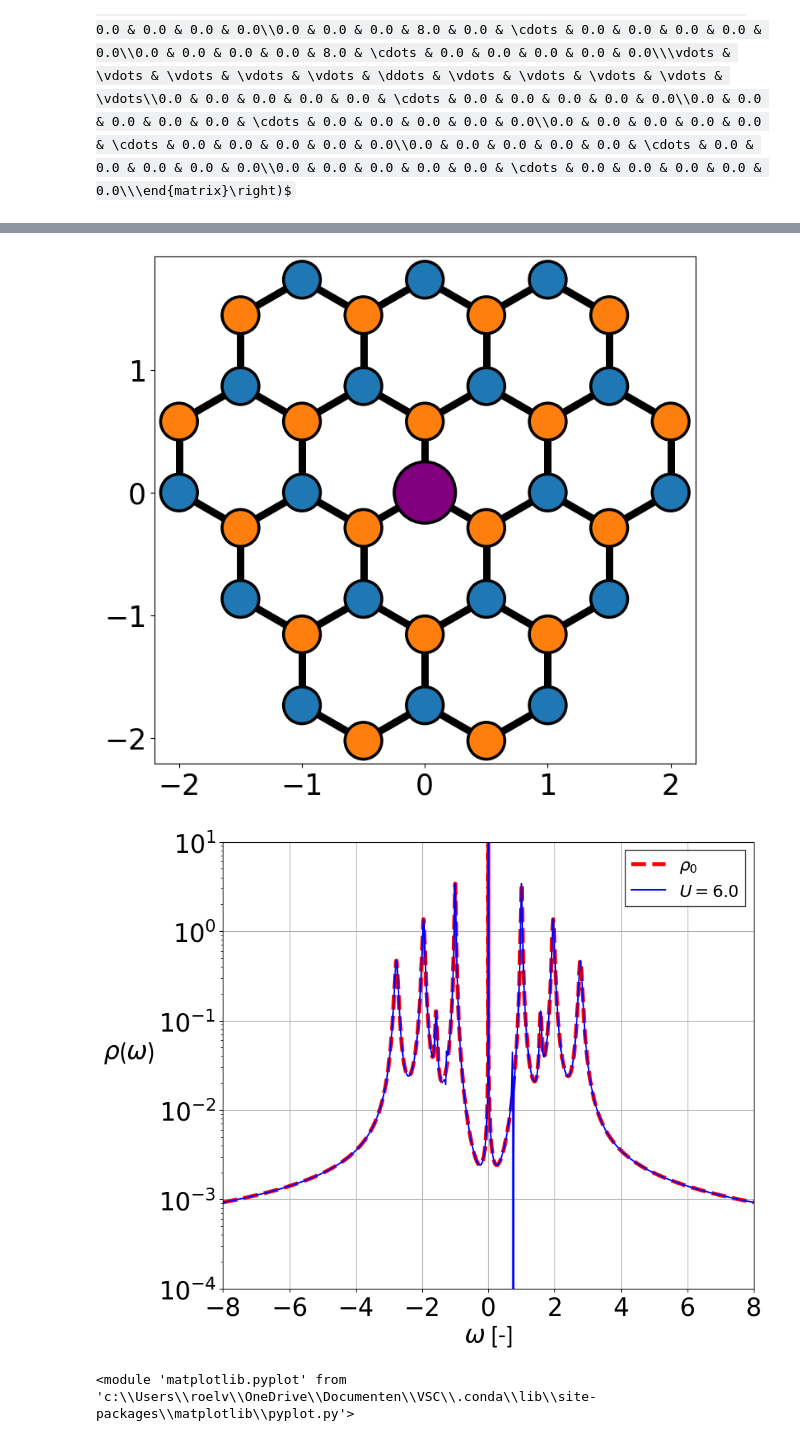
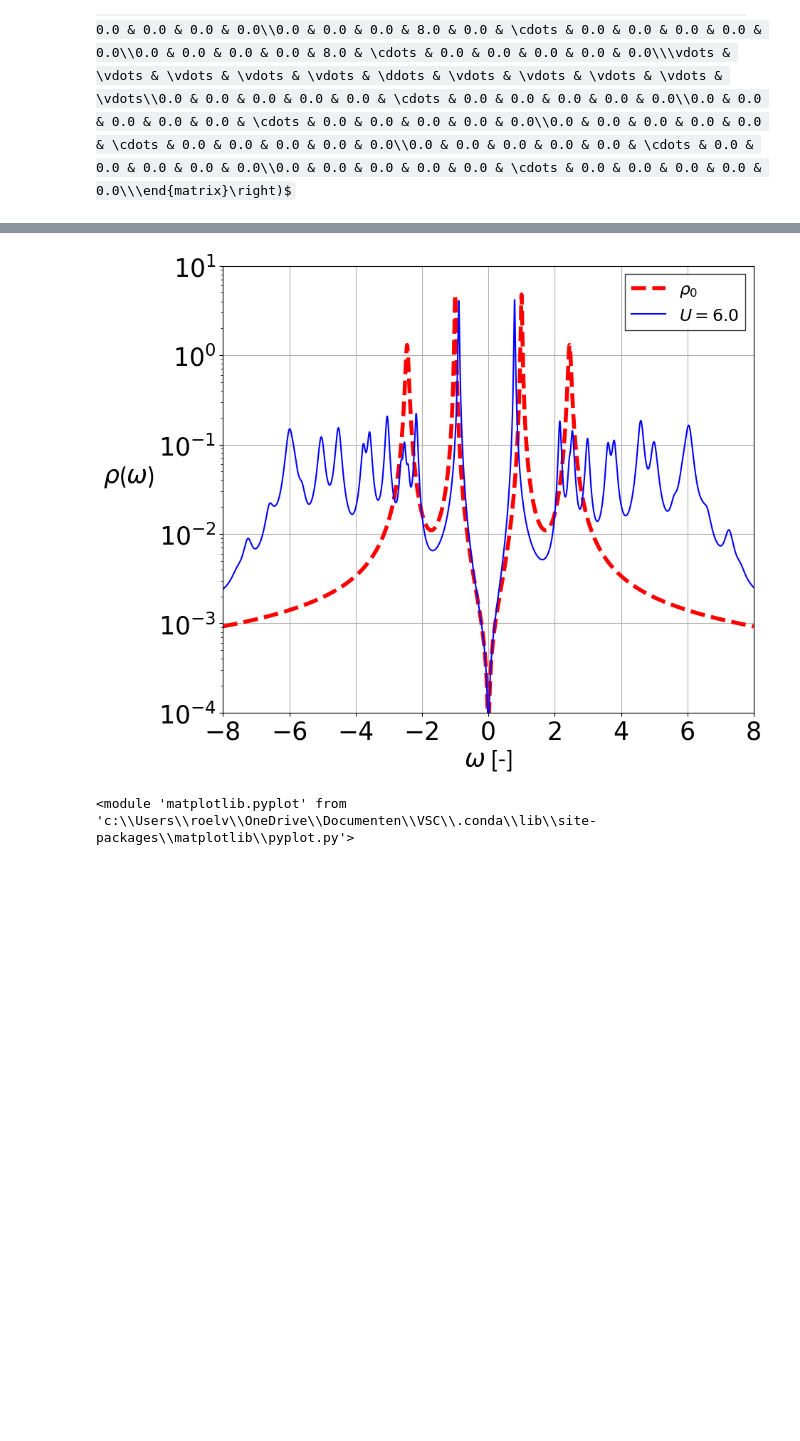
Before and after one commit to Paragon1997/Repository2023, a Jupyter notebook: Graph0Utestv2.ipynb, the cells around one changed output, grey strips where cells are left out. Drawn from its saved outputs; the diff is of its cells as text; code cells hidden in the pictures; some formulas as TeX source; blank space fills up the shorter version.

```diff
--- a/Graph0Utestv2.ipynb
+++ b/Graph0Utestv2.ipynb
@@ -41,0 +116,2 @@ Quantum object: dims = [[2, 2, 2, 2, 2, 2, 2, 2, 2, 2, 2, 2], [2, 2, 2, 2, 2, 2,
+# %%
+psi,SPG,eig,SPrho0=GrapheneAnalyzer(3,Graphenecirclestruct(1.5,1),7,'GrapheneCirc'+str(1.5)+'r')
@@ -41,0 +141,3 @@ Quantum object: dims = [[2, 2, 2, 2, 2, 2, 2, 2, 2, 2, 2, 2], [2, 2, 2, 2, 2, 2,
+# %%
+poles=4
+eig[sorted(np.random.choice(index, poles,p=psi2,replace=False))]
@@ -223,0 +330,6 @@ A plot function to present results from the AIM moddeling for a single results w
+# %%
+radius,colorbnd,ip,nd,selecm=1.5,7,3,np.zeros((5,4,2),dtype = 'float'),['','eigval']
+filenames,labelnames='GrapheneCirc'+str(radius)+'r6U','$\it{U=6.0}$'
+DOST=np.zeros((1,4001),dtype = 'float')
+
+psi,SPG,eig,SPrho0=DEDlib.GrapheneAnalyzer(ip,DEDlib.Graphenecirclestruct(radius,1),colorbnd,'GrapheneCirc'+str(radius)+'r')
@@ -224,17 +365,10 @@ A plot function to present results from the AIM moddeling for a single results w
 # %%
-input=[{"N" : 1, "poles" : 4, "U" : 0, "Sigma" : 0, "Ed" : 0, "ctype" : 'n', "bound" : 8, "eigsel" : False},
+input=[{"N" : 200000, "poles" : 4, "U" : 6, "Sigma" : 3, "Ed" : -3, "ctype" : 'n', "bound" : 8, "eigsel" : True},
             {"N" : 2000, "poles" : 4, "U" : 0, "Sigma" : 0, "Ed" : 0, "ctype" : 'n', "bound" : 8, "eigsel" : True}]
-radius,colorbnd,ip,nd,selecm=2.3,19,9,np.zeros((5,4,2),dtype = 'float'),['','eigval']
-filenames,labelnames='GrapheneCirc'+str(radius)+'r6U','$\it{U=6.0}$'
-DOST=np.zeros((1,20000),dtype = 'float')
-psi,SPG,eig,SPrho0=GrapheneAnalyzer(ip,Graphenecirclestruct(radius,1),colorbnd,'GrapheneCirc'+str(radius)+'r')
-#if j==1: inp[i]['Edcalc']='AS'
-#else: inp[i]['Edcalc']=''
-nd[0,0], AvgSigmadat, DOST[0], nonintrho, omega, selectpT, selectpcT,tsim=Graphene_main(psi,SPG,eig,SPrho0,**input[0],posb=0)
+nd[0,0], AvgSigmadat, DOST[0], nonintrho, omega, selectpT, selectpcT,tsim=DEDlib.Graphene_main(psi,SPG,eig,SPrho0,**input[0],posb=0)
 DOSplot(DOST[0], nonintrho, omega,filenames+selecm[0],labelnames,log=True)
 # %% [output]
-[figure, old version]
+[figure, new version]
-[figure, removed]
 <module 'matplotlib.pyplot' from 'c:\\Users\\roelv\\OneDrive\\Documenten\\VSC\\.conda\\lib\\site-packages\\matplotlib\\pyplot.py'>
 # %%
 input=[{"N" : 200000, "poles" : 4, "U" : 0, "Sigma" : 0, "Ed" : 0, "ctype" : 'n', "bound" : 8, "eigsel" : False},
```
Also changed, not shown: parts of 13 cells of this notebook, 1 other file.
